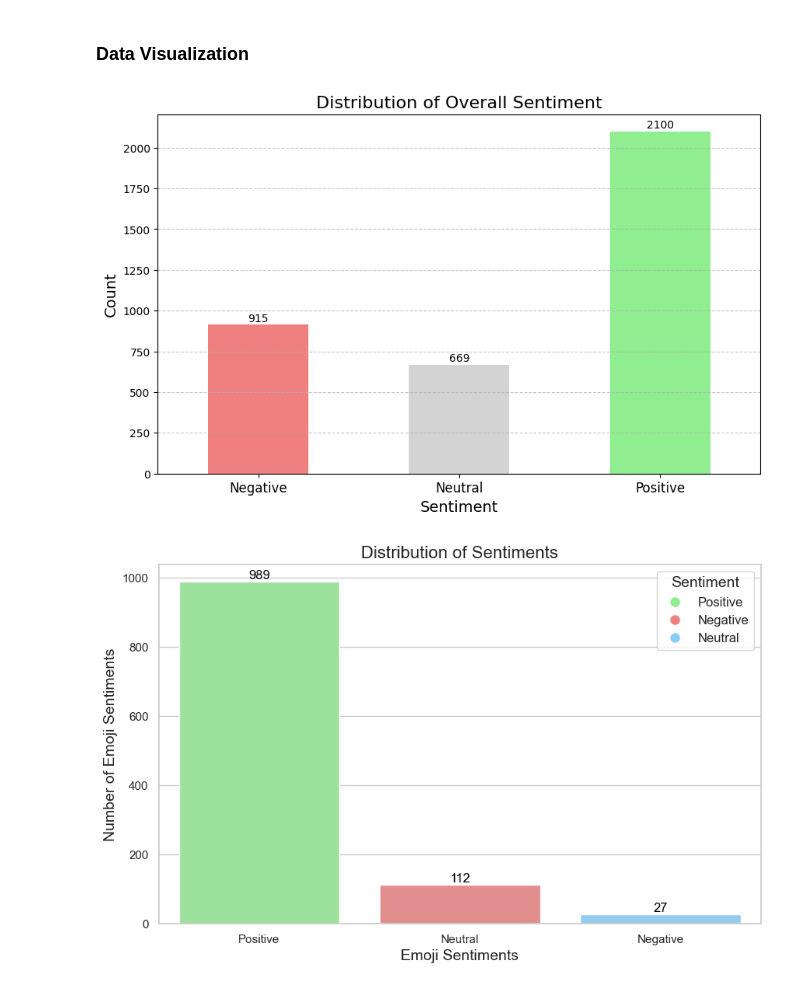
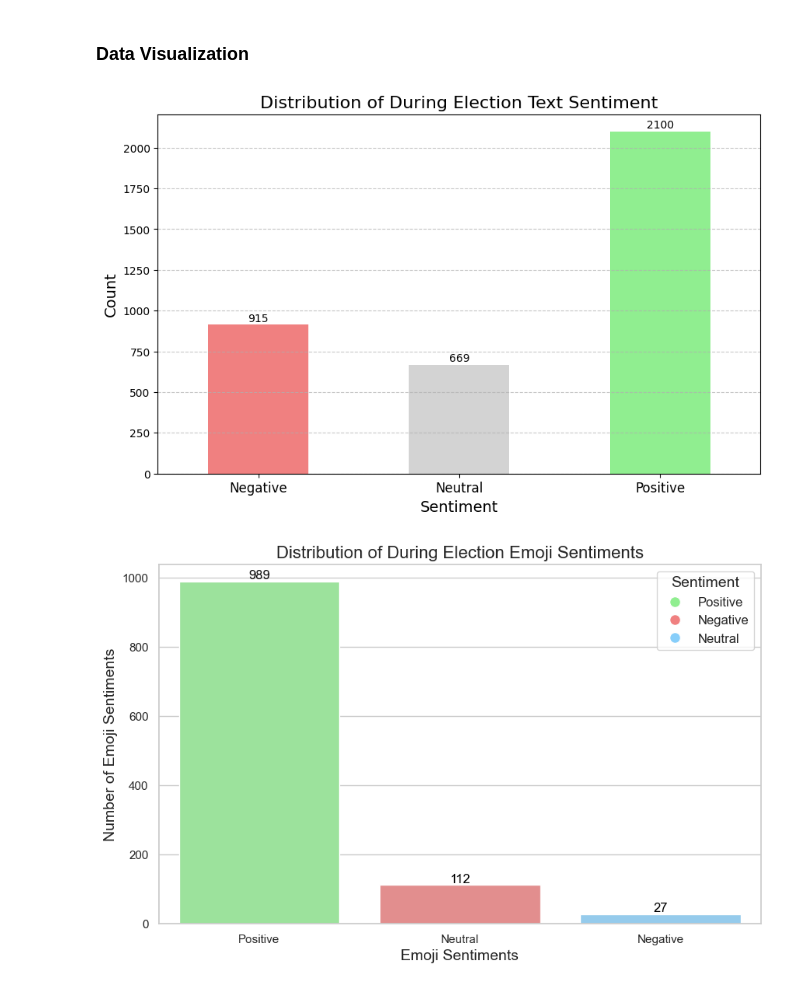
Before and after one commit to julscast/Thesis_2, a Jupyter notebook: DuringElection.ipynb, the cells around one changed output. Cells and saved outputs as stored; diff of their text form; code cells hidden in the pictures.

```diff
--- a/DuringElection.ipynb
+++ b/DuringElection.ipynb
@@ -1285,7 +1286,7 @@ colors = {'Positive': 'lightcoral', 'Negative': 'lightgray', 'Neutral': 'lightgr
 plt.figure(figsize=(10, 6))
 sentiment_counts.sort_index().plot(kind='bar', color=[colors[s] for s in sentiment_counts.index])
 
-plt.title('Distribution of Overall Sentiment', fontsize=16)
+plt.title('Distribution of During Election Text Sentiment', fontsize=16)
 plt.xlabel('Sentiment', fontsize=14)
 plt.ylabel('Count', fontsize=14)
 plt.xticks(rotation='horizontal', fontsize=12)
@@ -1295,28 +1296,28 @@ for i, count in enumerate(sentiment_counts.sort_index()):
 
 plt.show()
 # %% [output]
-[figure, old version]
+[figure, new version]
 # %%
 sentiment_counts = combined_df['sentiment_class'].value_counts()
 
 colors = {'Positive': 'lightgreen', 'Negative': 'lightcoral', 'Neutral': 'lightskyblue'}
 sns.set(style="whitegrid")
 plt.figure(figsize=(10, 6))
 sns.barplot(x=sentiment_counts.index, y=sentiment_counts.values, palette=colors.values())
 plt.xlabel('Emoji Sentiments', fontsize=14)
 plt.ylabel('Number of Emoji Sentiments', fontsize=14)
-plt.title('Distribution of Sentiments', fontsize=16)
+plt.title('Distribution of During Election Emoji Sentiments', fontsize=16)
 
 for i, count in enumerate(sentiment_counts):
     plt.text(i, count + 0.1, str(count), ha='center', va='bottom', fontsize=12, color='black')
 
 # LEGEND
 legend_labels = [plt.Line2D([0], [0], marker='o', color='w', markerfacecolor=colors[key], markersize=10, label=key)
                  for key in colors.keys()]
 
 plt.legend(handles=legend_labels, title='Sentiment', title_fontsize='14', fontsize='12')
 plt.show()
 # %% [output]
-[figure, old version]
+[figure, new version]
 # %%
 # combined_df.to_csv('Dur_Sentiment.csv', index=False, encoding='utf-8')
```
Also changed, not shown: parts of 5 cells of this notebook, 4 other files.
